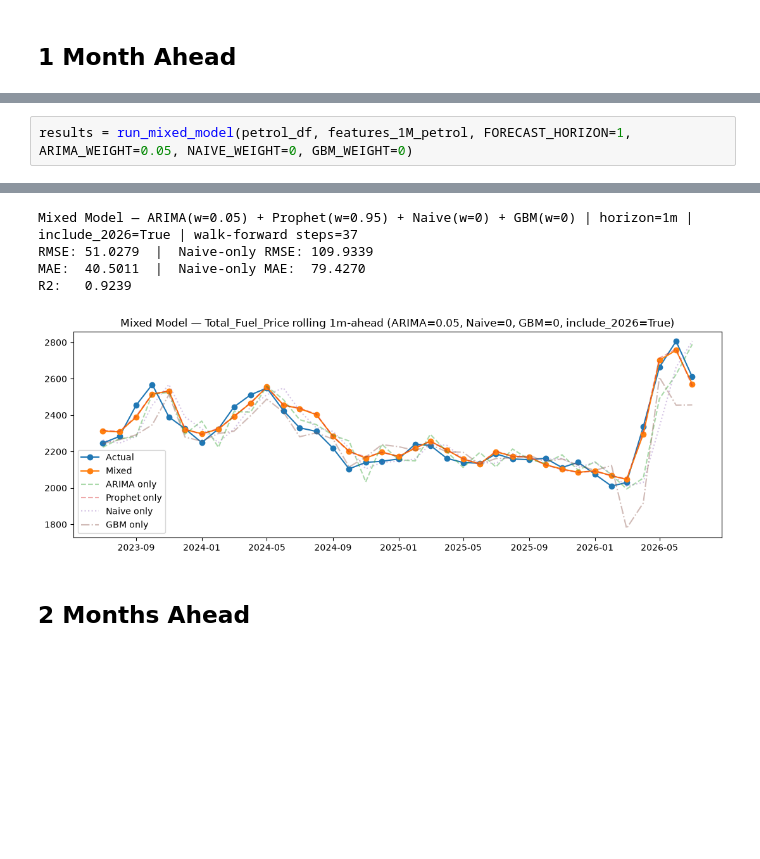
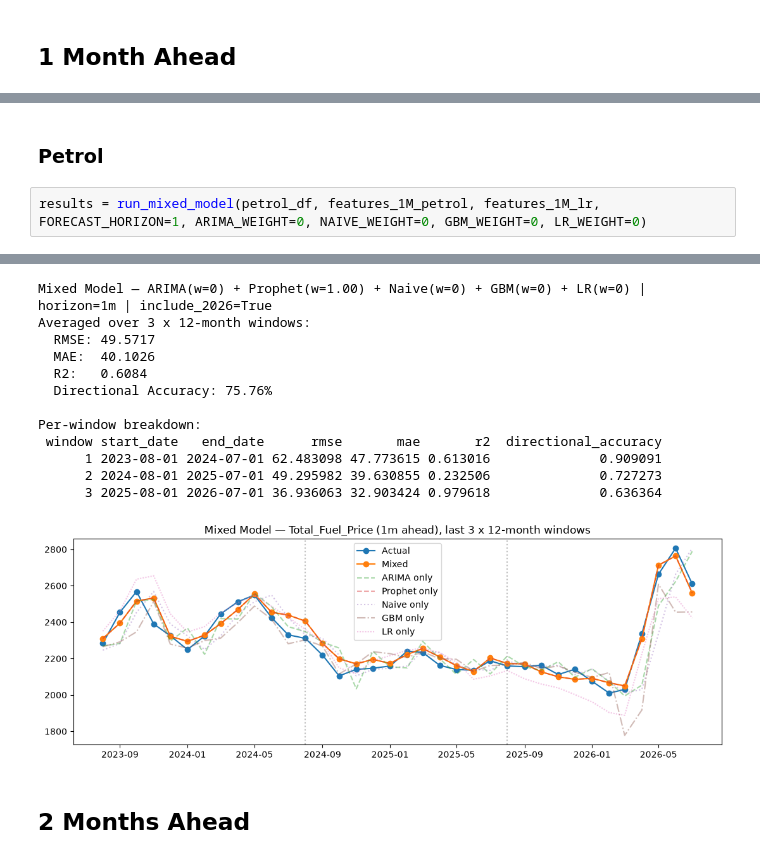
Before and after one commit to Trist4/fools-optimum, a Jupyter notebook: notebooks/mixed_model.ipynb, the cells around one changed output, grey strips where cells are left out. Saved outputs shown, nothing was run; the diff lists cells and outputs as text; blank space fills up the shorter version.

```diff
--- a/notebooks/mixed_model.ipynb
+++ b/notebooks/mixed_model.ipynb
@@ -240,3 +464,5 @@ R2:   0.7805
+# %% [markdown]
+### Petrol
 # %%
-results = run_mixed_model(petrol_df, features_1M_petrol, FORECAST_HORIZON=1, ARIMA_WEIGHT=0.05, NAIVE_WEIGHT=0, GBM_WEIGHT=0)
+results = run_mixed_model(petrol_df, features_1M_petrol, features_1M_lr, FORECAST_HORIZON=1, ARIMA_WEIGHT=0, NAIVE_WEIGHT=0, GBM_WEIGHT=0, LR_WEIGHT=0)
 # %% [output]
@@ -260,7 +486,15 @@ Python(62413) MallocStackLogging: can't turn off malloc stack logging because it
-Mixed Model — ARIMA(w=0.05) + Prophet(w=0.95) + Naive(w=0) + GBM(w=0) | horizon=1m | include_2026=True | walk-forward steps=37
-RMSE: 51.0279  |  Naive-only RMSE: 109.9339
-MAE:  40.5011  |  Naive-only MAE:  79.4270
-R2:   0.9239
+Mixed Model — ARIMA(w=0) + Prophet(w=1.00) + Naive(w=0) + GBM(w=0) + LR(w=0) | horizon=1m | include_2026=True
+Averaged over 3 x 12-month windows:
+  RMSE: 49.5717
+  MAE:  40.1026
+  R2:   0.6084
+  Directional Accuracy: 75.76%
+
+Per-window breakdown:
+ window start_date   end_date      rmse       mae       r2  directional_accuracy
+      1 2023-08-01 2024-07-01 62.483098 47.773615 0.613016              0.909091
+      2 2024-08-01 2025-07-01 49.295982 39.630855 0.232506              0.727273
+      3 2025-08-01 2026-07-01 36.936063 32.903424 0.979618              0.636364
-[figure, old version]
+[figure, new version]
 # %% [markdown]
 ## 2 Months Ahead
```
Also changed, not shown: parts of 39 cells of this notebook.
